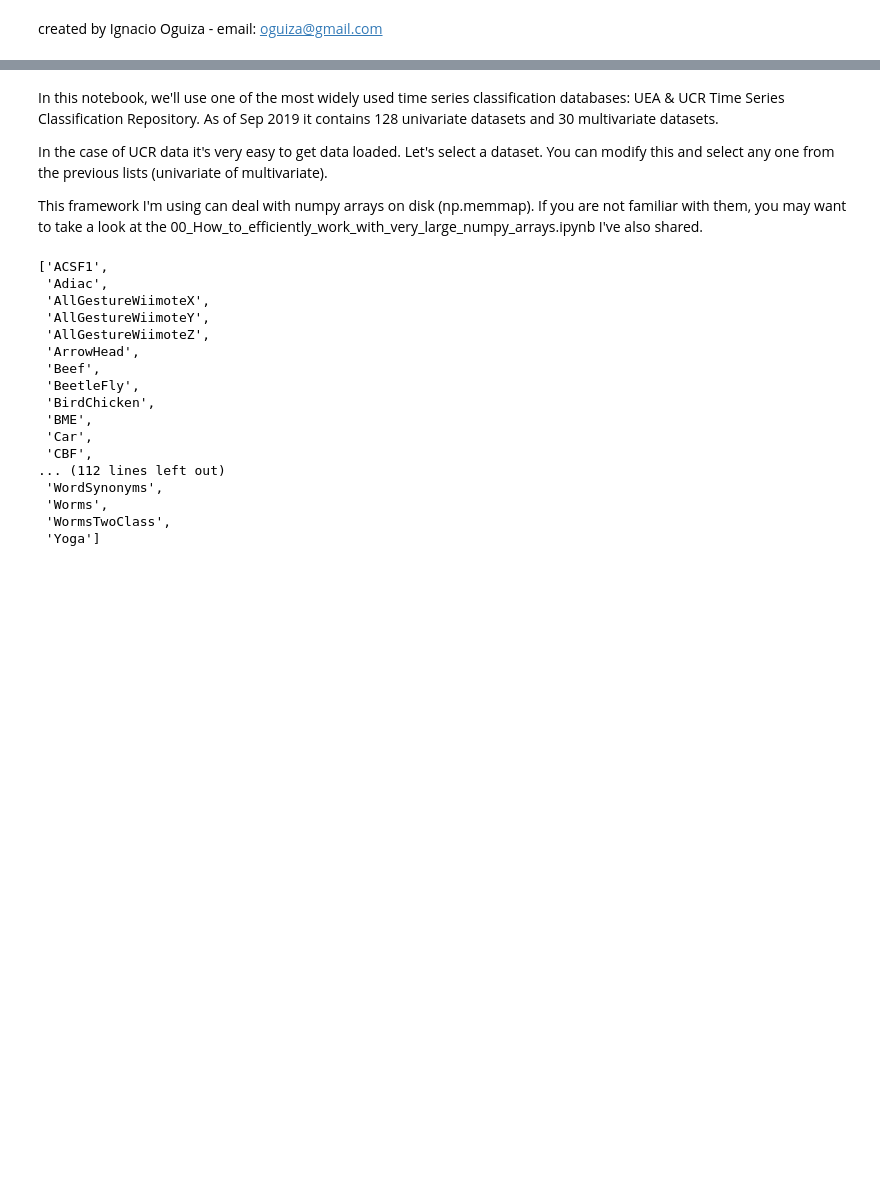
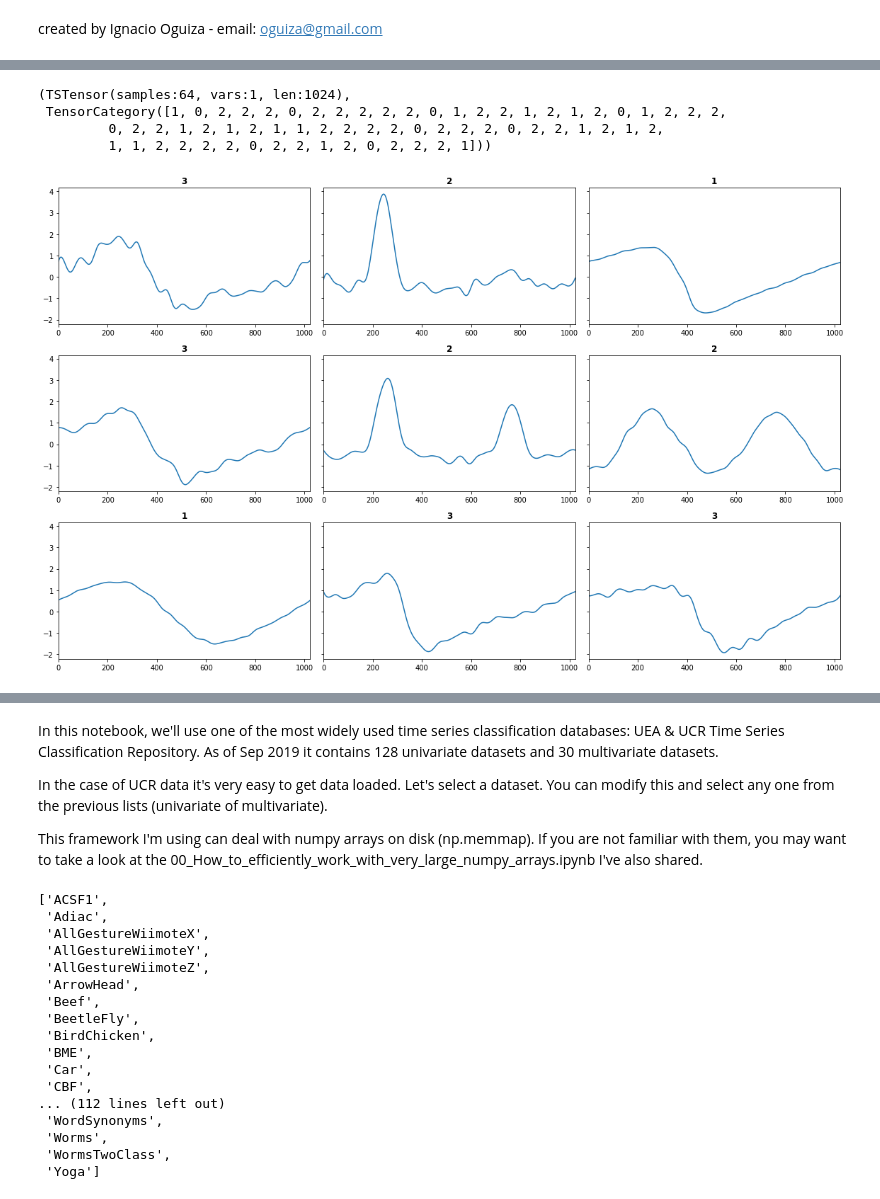
Before and after one commit to timeseriesAI/timeseriesAI2, a Jupyter notebook: tutorial_nbs/01_How_to_use_numpy_arrays_in_fastai2.ipynb, the cells around one changed output, grey strips where cells are left out. Cells and saved outputs as stored; diff of their text form; code cells hidden in the pictures; blank space fills up the shorter version.

```diff
--- a/tutorial_nbs/01_How_to_use_numpy_arrays_in_fastai2.ipynb
+++ b/tutorial_nbs/01_How_to_use_numpy_arrays_in_fastai2.ipynb
@@ -84,0 +523,15 @@ device     : cpu
+# %%
+train_dl = TSDataLoader(train_ds, bs=64, shuffle=True, drop_last=True, num_workers=0)
+valid_dl = TSDataLoader(valid_ds, bs=128, num_workers=0)
+dls = TSDataLoaders(train_dl, valid_dl)
+b = next(iter(dls.train))
+b
+# %% [output]
+(TSTensor(samples:64, vars:1, len:1024),
+ TensorCategory([1, 0, 2, 2, 2, 0, 2, 2, 2, 2, 2, 0, 1, 2, 2, 1, 2, 1, 2, 0, 1, 2, 2, 2,
+         0, 2, 2, 1, 2, 1, 2, 1, 1, 2, 2, 2, 2, 0, 2, 2, 2, 0, 2, 2, 1, 2, 1, 2,
+         1, 1, 2, 2, 2, 2, 0, 2, 2, 1, 2, 0, 2, 2, 2, 1]))
+# %%
+dls.train.show_batch(sharey=True)
+# %% [output]
+[figure, added]
```
Also changed, not shown: parts of 170 cells of this notebook, 6 other files.
